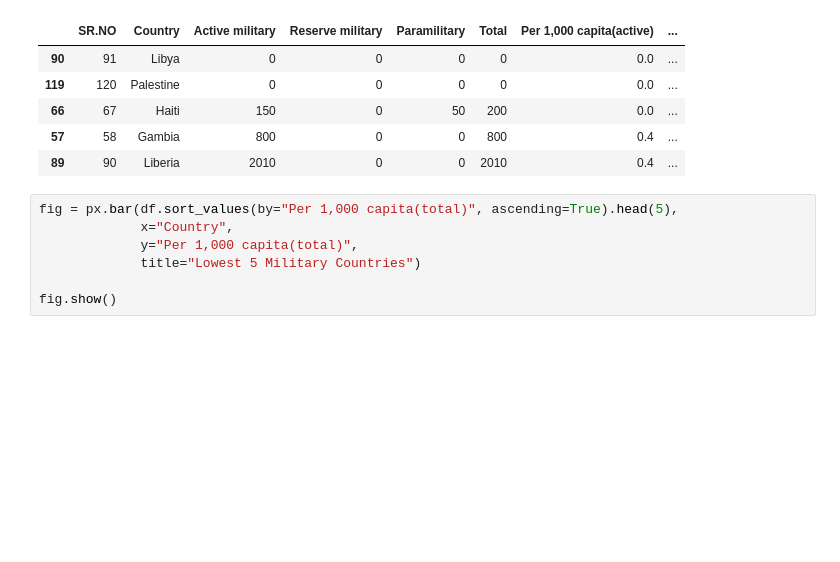
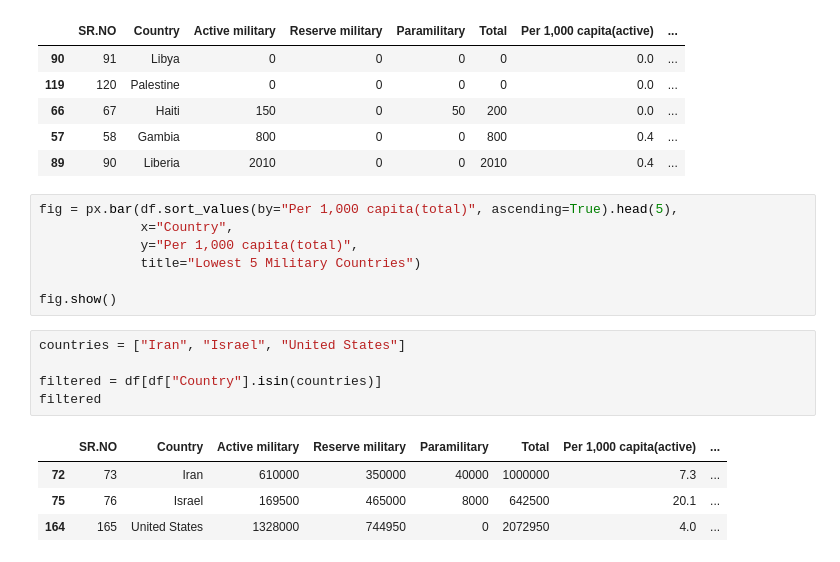
Before and after one commit to Abhinxvsharma/GenAI, a Jupyter notebook: ML/3-test.ipynb, the cells around one changed output. Saved outputs shown, nothing was run; the diff lists cells and outputs as text; blank space fills up the shorter version.

```diff
--- a/ML/3-test.ipynb
+++ b/ML/3-test.ipynb
@@ -94,3 +94,13 @@ fig = px.bar(df.sort_values(by="Per 1,000 capita(total)", ascending=True).head(5
              title="Lowest 5 Military Countries")
 
 fig.show()
+# %%
+countries = ["Iran", "Israel", "United States"]
+
+filtered = df[df["Country"].isin(countries)]
+filtered
+# %% [output]
+|  | SR.NO | Country | Active military | Reserve military | Paramilitary | Total | Per 1,000 capita(active) | ... |
+| 72 | 73 | Iran | 610000 | 350000 | 40000 | 1000000 | 7.3 | ... |
+| 75 | 76 | Israel | 169500 | 465000 | 8000 | 642500 | 20.1 | ... |
+| 164 | 165 | United States | 1328000 | 744950 | 0 | 2072950 | 4.0 | ... |
```
Also changed, not shown: parts of 1 cell of this notebook, 1 other file.
